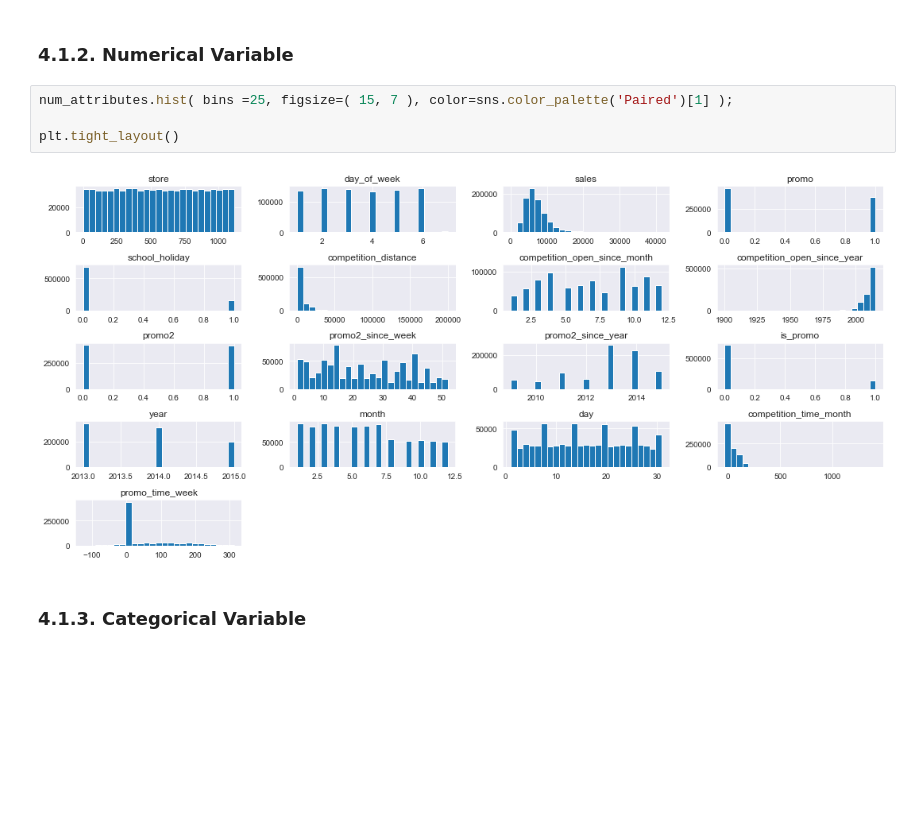
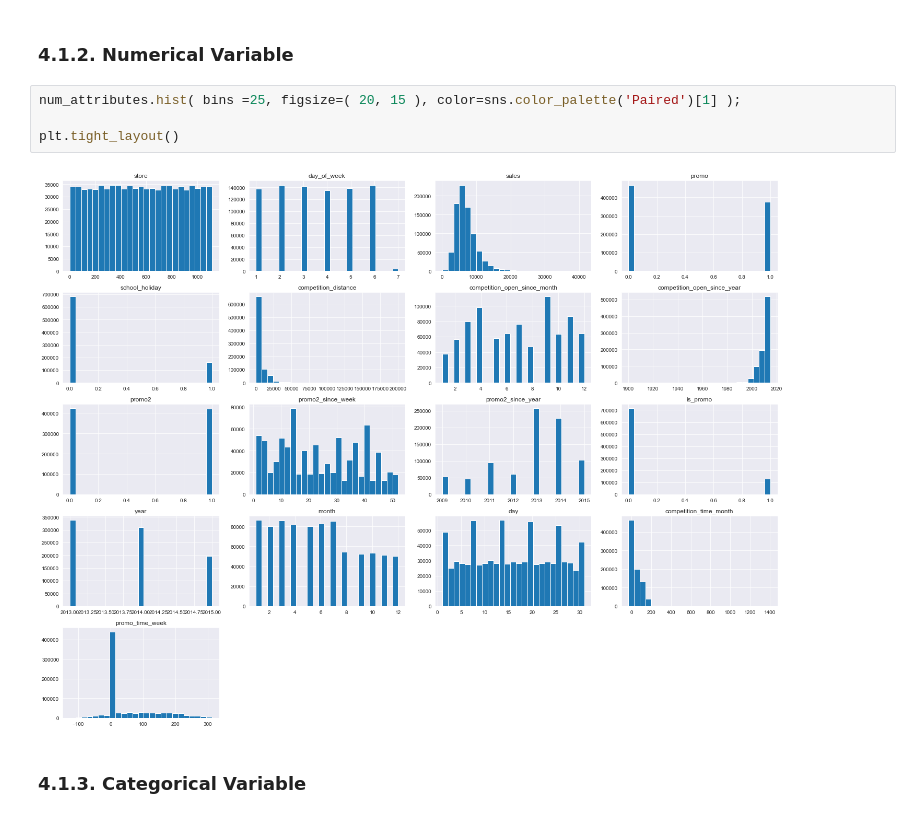
Before and after one commit to Marcoslsl/DataScienceProduction, a Jupyter notebook: m03_store_sales_prediction.ipynb, the cells around one changed output. Cells and saved outputs as stored; diff of their text form; blank space fills up the shorter version.

```diff
--- a/m03_store_sales_prediction.ipynb
+++ b/m03_store_sales_prediction.ipynb
@@ -467,11 +489,11 @@ sns.histplot( df4['sales'], kde=True, bins=50, color=sns.color_palette('Paired')
 # %% [markdown]
 ### 4.1.2. Numerical Variable
 # %%
-num_attributes.hist( bins =25, figsize=( 15, 7 ), color=sns.color_palette('Paired')[1] );
+num_attributes.hist( bins =25, figsize=( 20, 15 ), color=sns.color_palette('Paired')[1] );
 
 plt.tight_layout()
 # %% [output]
-[figure, old version]
+[figure, new version]
 # %% [markdown]
 ### 4.1.3. Categorical Variable
 # %%
```
Also changed, not shown: parts of 15 cells of this notebook, 1 other file.
